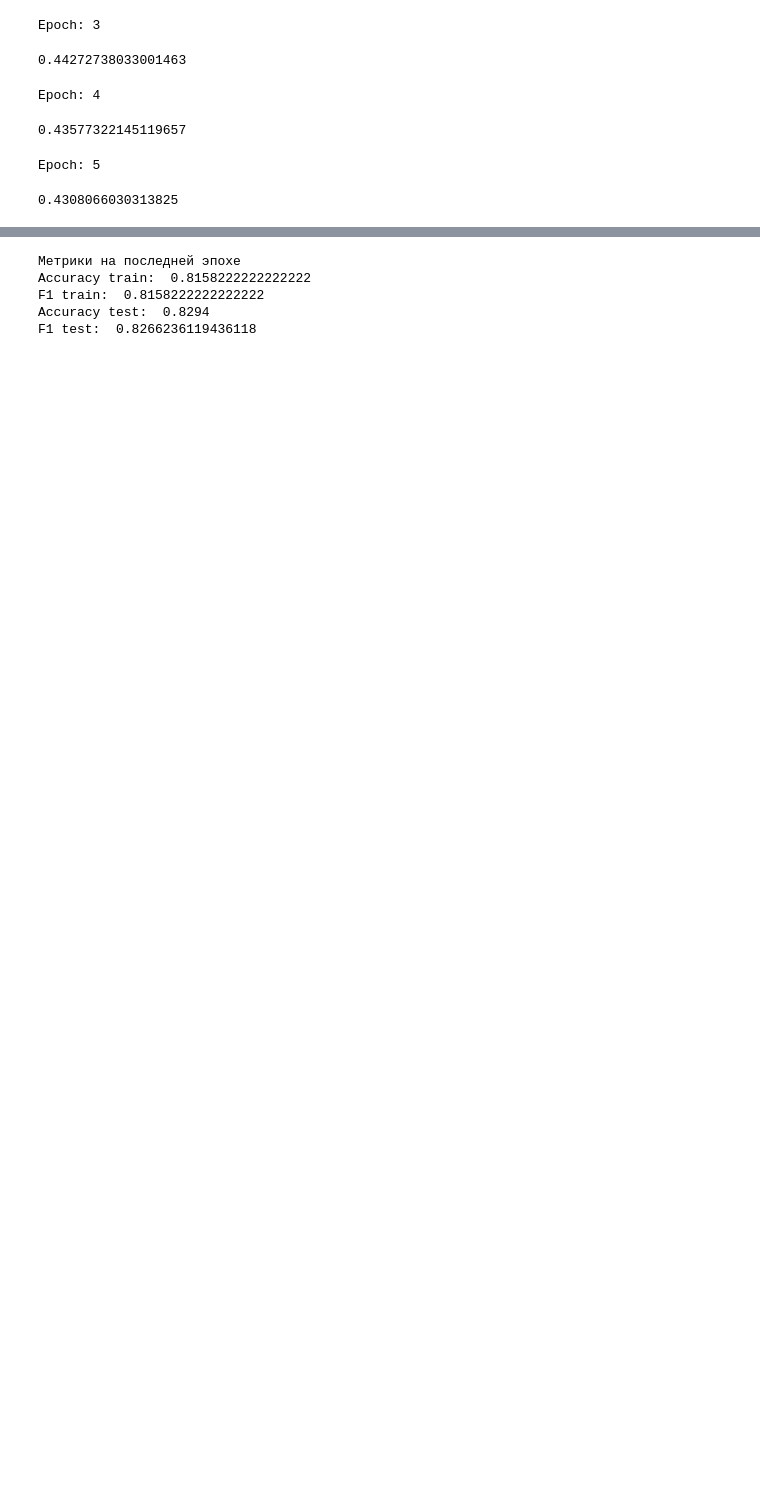
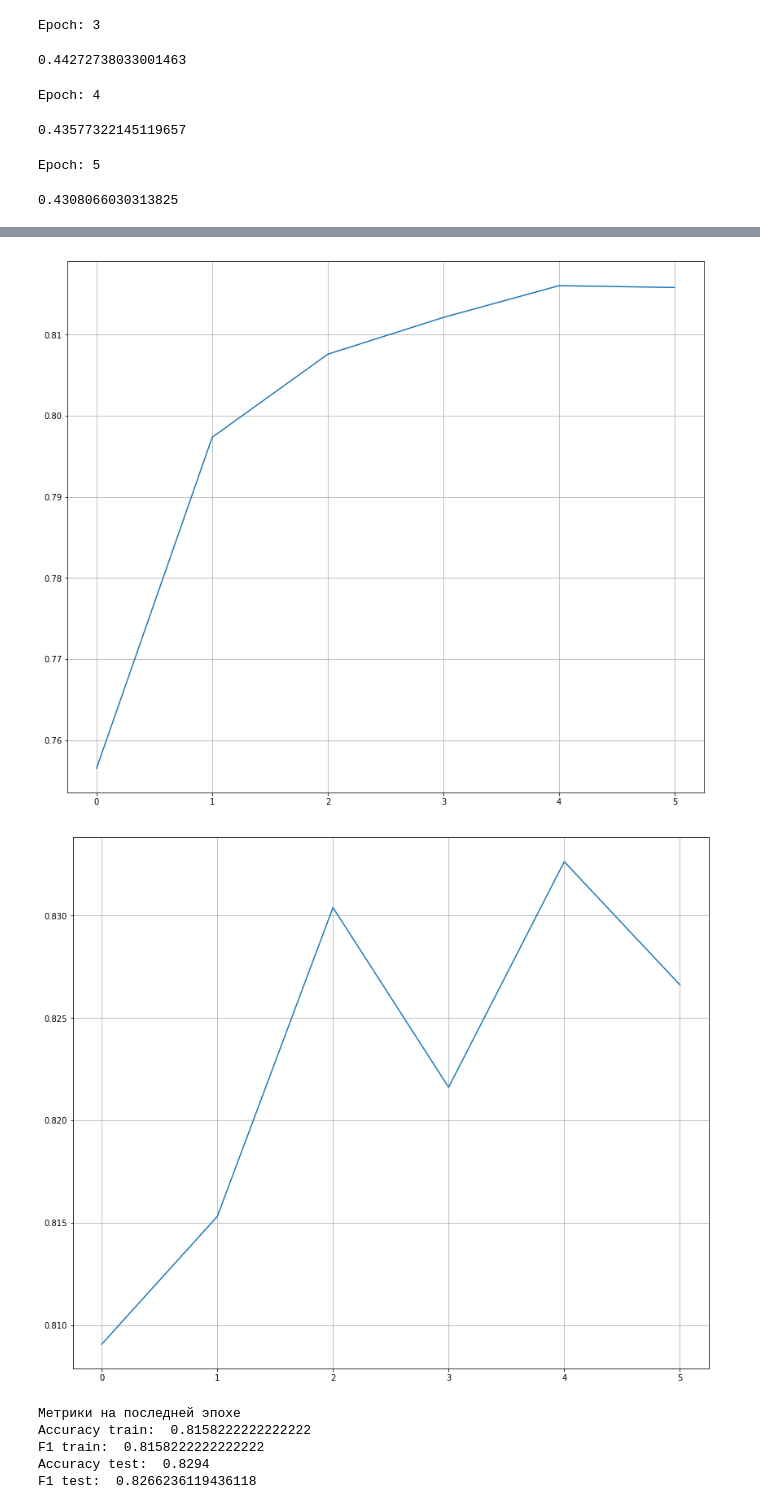
Before and after one commit to OneAdder/deeplearning2020, a Jupyter notebook: project/project.ipynb, the cells around one changed output, grey strips where cells are left out. Drawn from its saved outputs; the diff is of its cells as text; code cells hidden in the pictures; blank space fills up the shorter version.

```diff
--- a/project/project.ipynb
+++ b/project/project.ipynb
@@ -152,3 +159,8 @@ plt.grid()
+# %%
+plot_metrics(metrics, 'f1', scale=True)
+# %% [output]
+[figure, added]
+[figure, added]
 # %%
 print('Метрики на последней эпохе')
 print('Accuracy train: ', np.mean(metrics.train['accuracy'][-5625:]))
```
Also changed, not shown: parts of 4 cells of this notebook.
